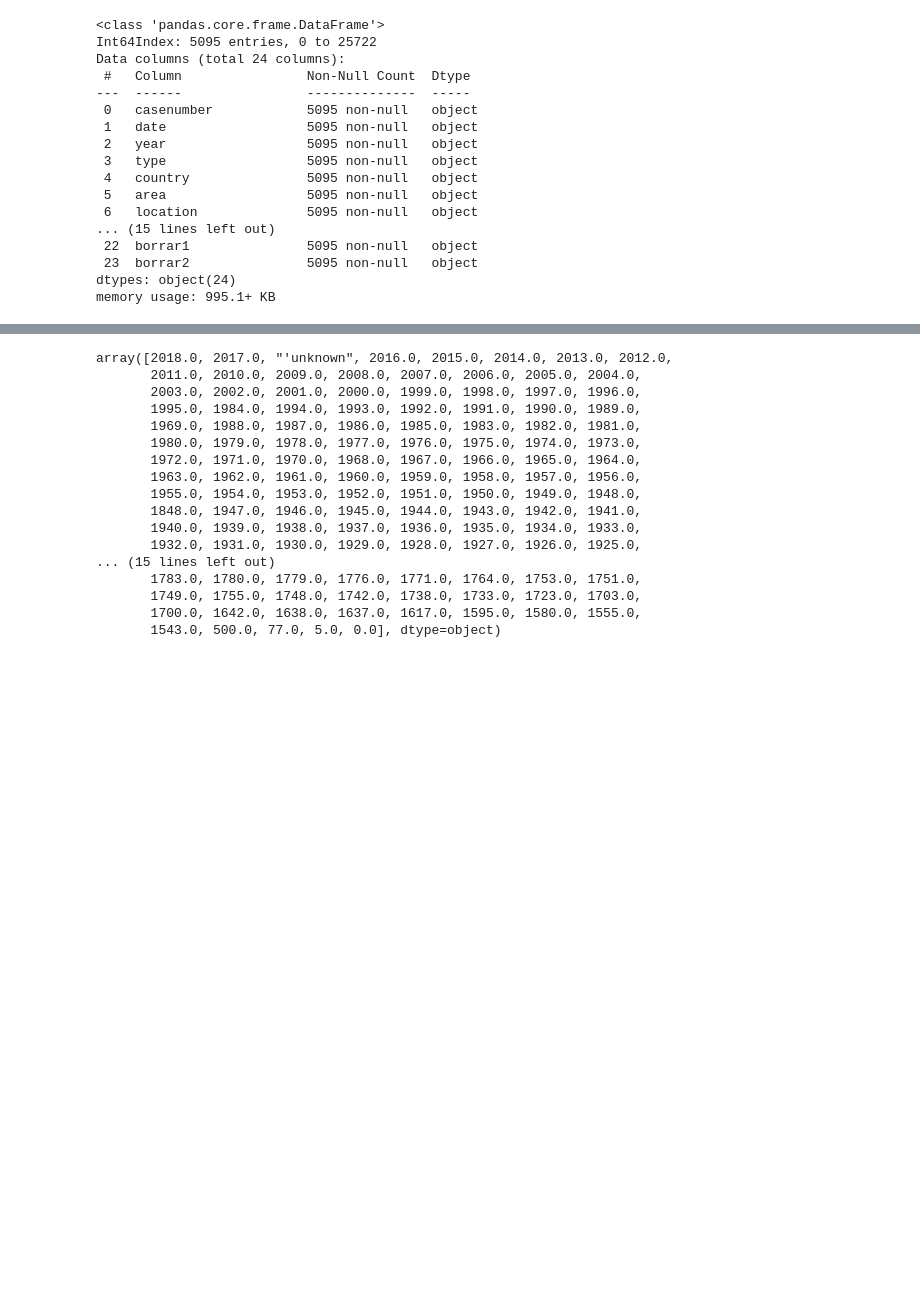
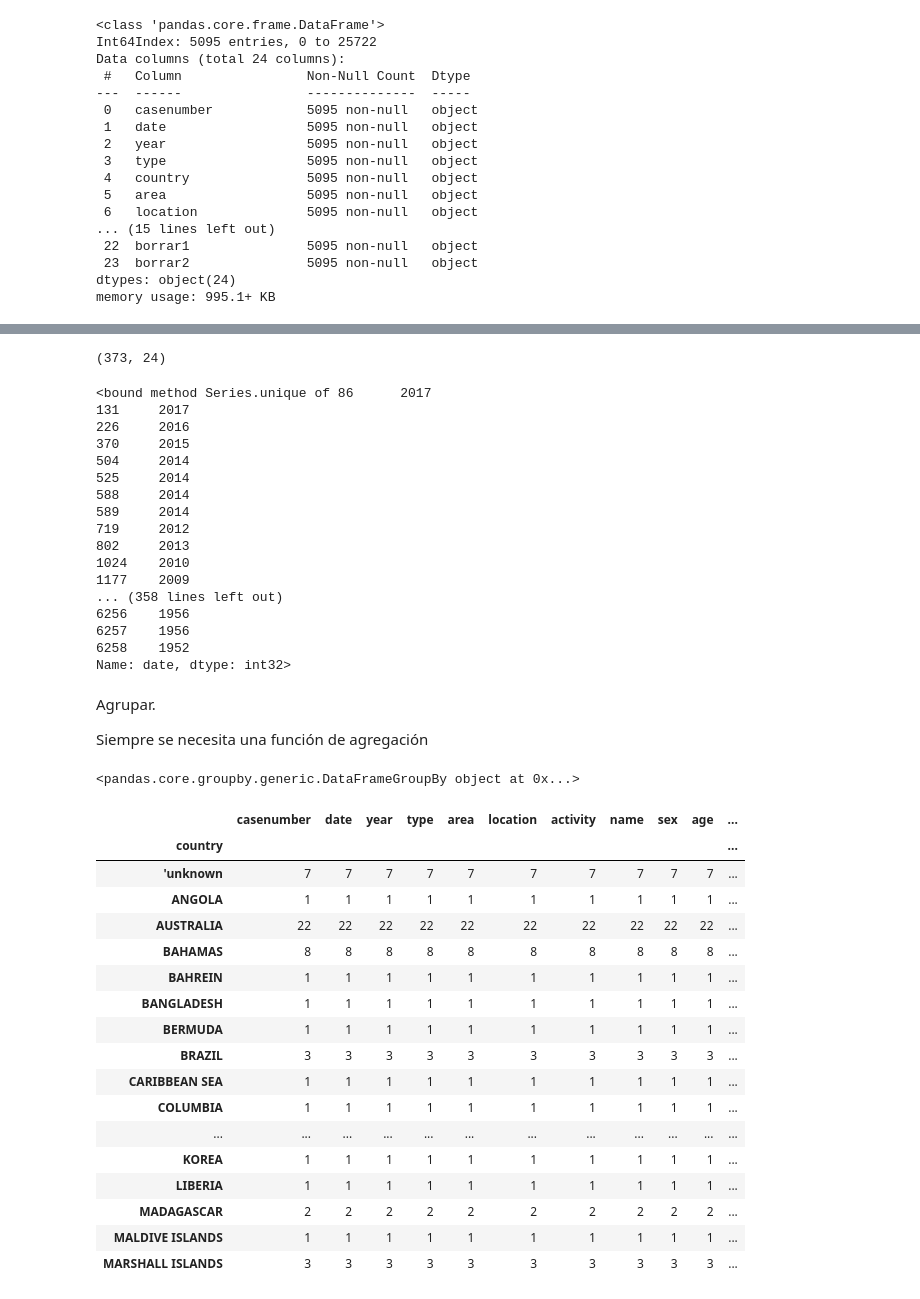
Before and after one commit to filokaizen/w2-project_pandas, a Jupyter notebook: sharks.ipynb, the cells around one changed output, grey strips where cells are left out. Cells and saved outputs as stored; diff of their text form; code cells hidden in the pictures; blank space fills up the shorter version.

```diff
--- a/sharks.ipynb
+++ b/sharks.ipynb
@@ -5,6 +5,7 @@ import numpy as np
 
 data = pd.read_csv('attacks.csv', encoding = 'latin-1')
 # %%
-pd.options.display.max_rows # Me enseña todo el número de columnas
+pd.set_option("display.max_columns",None) # configuro para ver todas las columnas
+data.dtypes # observo el tipo de dato de cada columna, las ultimas 2 están vacias
 
-data.dtypes # observo el tipo de dato de cada columna, las ultimas 2 están vacias
+pd.set_option("display.max_rows",None) # configuro para ver todas las columnas
@@ -233,20 +177,53 @@ memory usage: 8.1 MB
+# %%
+data2.shape
+# %% [output]
+(373, 24)
 # %%
-data["year"].unique()
+data.date.unique
 # %% [output]
-array([2018.0, 2017.0, "'unknown", 2016.0, 2015.0, 2014.0, 2013.0, 2012.0,
-       2011.0, 2010.0, 2009.0, 2008.0, 2007.0, 2006.0, 2005.0, 2004.0,
-       2003.0, 2002.0, 2001.0, 2000.0, 1999.0, 1998.0, 1997.0, 1996.0,
-       1995.0, 1984.0, 1994.0, 1993.0, 1992.0, 1991.0, 1990.0, 1989.0,
-       1969.0, 1988.0, 1987.0, 1986.0, 1985.0, 1983.0, 1982.0, 1981.0,
-       1980.0, 1979.0, 1978.0, 1977.0, 1976.0, 1975.0, 1974.0, 1973.0,
-       1972.0, 1971.0, 1970.0, 1968.0, 1967.0, 1966.0, 1965.0, 1964.0,
-       1963.0, 1962.0, 1961.0, 1960.0, 1959.0, 1958.0, 1957.0, 1956.0,
-       1955.0, 1954.0, 1953.0, 1952.0, 1951.0, 1950.0, 1949.0, 1948.0,
-       1848.0, 1947.0, 1946.0, 1945.0, 1944.0, 1943.0, 1942.0, 1941.0,
-       1940.0, 1939.0, 1938.0, 1937.0, 1936.0, 1935.0, 1934.0, 1933.0,
-       1932.0, 1931.0, 1930.0, 1929.0, 1928.0, 1927.0, 1926.0, 1925.0,
-... (15 lines left out)
-       1783.0, 1780.0, 1779.0, 1776.0, 1771.0, 1764.0, 1753.0, 1751.0,
-       1749.0, 1755.0, 1748.0, 1742.0, 1738.0, 1733.0, 1723.0, 1703.0,
-       1700.0, 1642.0, 1638.0, 1637.0, 1617.0, 1595.0, 1580.0, 1555.0,
-       1543.0, 500.0, 77.0, 5.0, 0.0], dtype=object)
+<bound method Series.unique of 86      2017
+131     2017
+226     2016
+370     2015
+504     2014
+525     2014
+588     2014
+589     2014
+719     2012
+802     2013
+1024    2010
+1177    2009
+... (358 lines left out)
+6256    1956
+6257    1956
+6258    1952
+Name: date, dtype: int32>
+# %% [markdown]
+Agrupar.
+
+Siempre se necesita una función de agregación
+# %%
+data2.groupby('country')
+# %% [output]
+<pandas.core.groupby.generic.DataFrameGroupBy object at 0x...>
+# %%
+data2.groupby('country').count().head(40)
+# %% [output]
+|  | casenumber | date | year | type | area | location | activity | name | sex | age | ... |
+| country |  |  |  |  |  |  |  |  |  |  | ... |
+| 'unknown | 7 | 7 | 7 | 7 | 7 | 7 | 7 | 7 | 7 | 7 | ... |
+| ANGOLA | 1 | 1 | 1 | 1 | 1 | 1 | 1 | 1 | 1 | 1 | ... |
+| AUSTRALIA | 22 | 22 | 22 | 22 | 22 | 22 | 22 | 22 | 22 | 22 | ... |
+| BAHAMAS | 8 | 8 | 8 | 8 | 8 | 8 | 8 | 8 | 8 | 8 | ... |
+| BAHREIN | 1 | 1 | 1 | 1 | 1 | 1 | 1 | 1 | 1 | 1 | ... |
+| BANGLADESH | 1 | 1 | 1 | 1 | 1 | 1 | 1 | 1 | 1 | 1 | ... |
+| BERMUDA | 1 | 1 | 1 | 1 | 1 | 1 | 1 | 1 | 1 | 1 | ... |
+| BRAZIL | 3 | 3 | 3 | 3 | 3 | 3 | 3 | 3 | 3 | 3 | ... |
+| CARIBBEAN SEA | 1 | 1 | 1 | 1 | 1 | 1 | 1 | 1 | 1 | 1 | ... |
+| COLUMBIA | 1 | 1 | 1 | 1 | 1 | 1 | 1 | 1 | 1 | 1 | ... |
+| ... | ... | ... | ... | ... | ... | ... | ... | ... | ... | ... | ... |
+| KOREA | 1 | 1 | 1 | 1 | 1 | 1 | 1 | 1 | 1 | 1 | ... |
+| LIBERIA | 1 | 1 | 1 | 1 | 1 | 1 | 1 | 1 | 1 | 1 | ... |
+| MADAGASCAR | 2 | 2 | 2 | 2 | 2 | 2 | 2 | 2 | 2 | 2 | ... |
+| MALDIVE ISLANDS | 1 | 1 | 1 | 1 | 1 | 1 | 1 | 1 | 1 | 1 | ... |
+| MARSHALL ISLANDS | 3 | 3 | 3 | 3 | 3 | 3 | 3 | 3 | 3 | 3 | ... |
```
Also changed, not shown: parts of 13 cells of this notebook.
